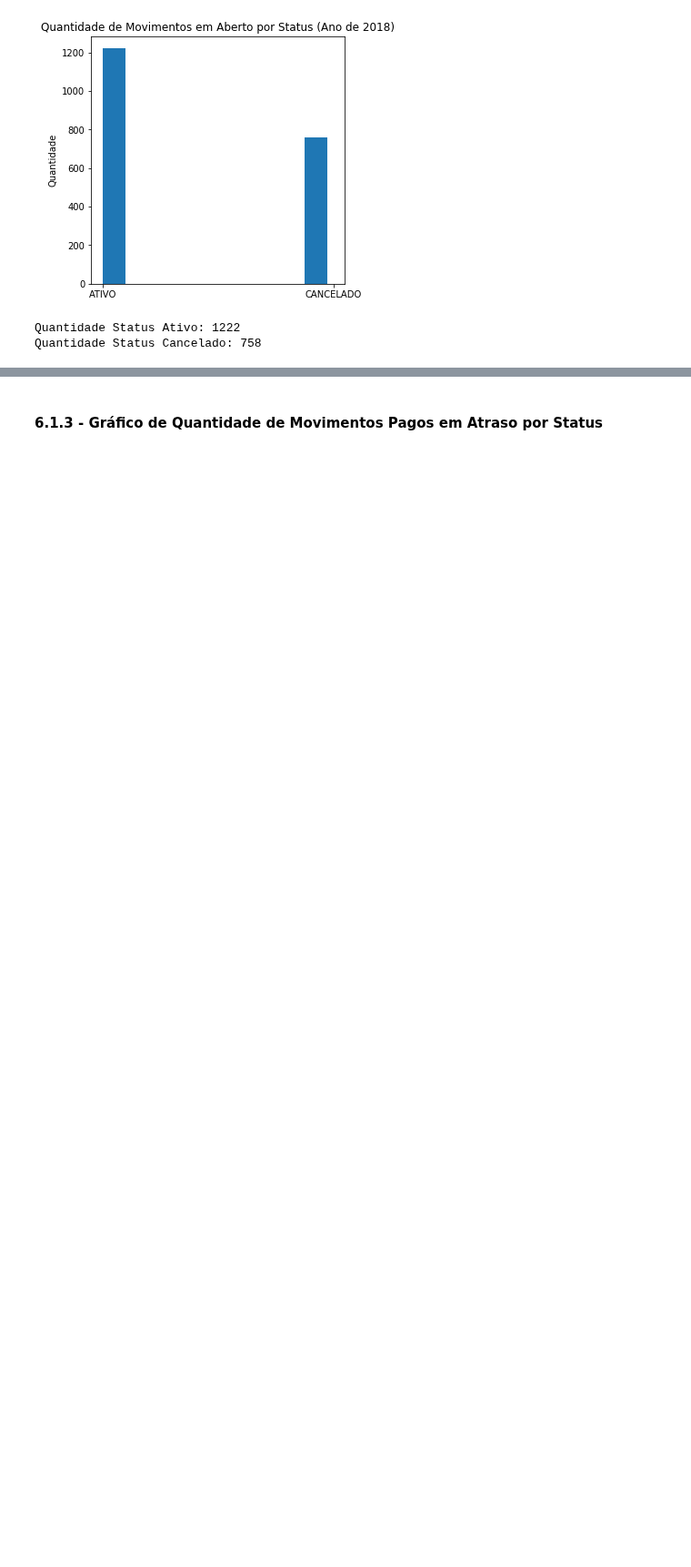
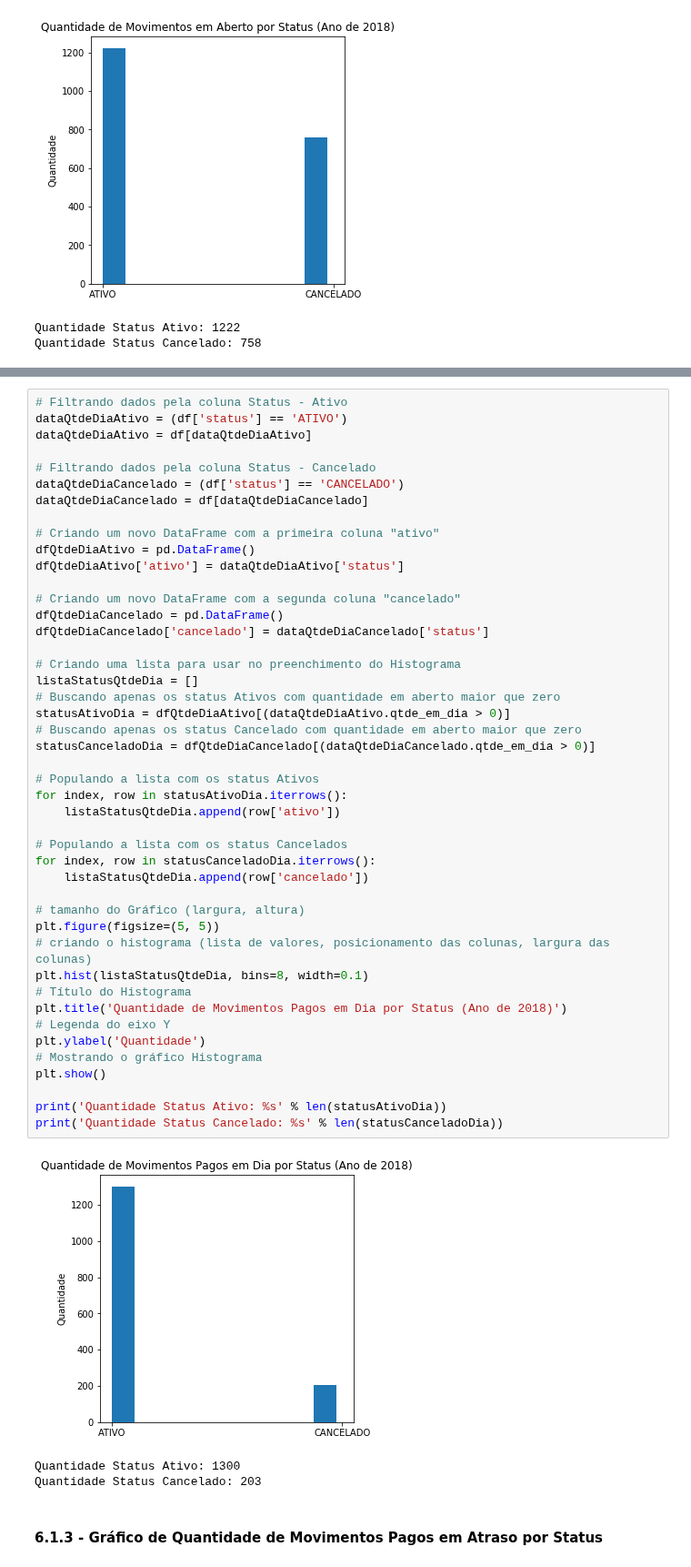
Before and after one commit to UesleiJf/projeto-preditivo, a Jupyter notebook: Projeto/Etapa-01/ANÁLISE ESTATÍSTICA DESCRITIVA.ipynb, the cells around one changed output, grey strips where cells are left out. Shown at 91% size. Saved outputs shown, nothing was run; the diff lists cells and outputs as text; blank space fills up the shorter version.

Commit message:
- Deleting the Pie Chart qtde_dia by Status and added Histogram qtde_dia

```diff
--- a/Projeto/Etapa-01/ANÁLISE ESTATÍSTICA DESCRITIVA.ipynb
+++ b/Projeto/Etapa-01/ANÁLISE ESTATÍSTICA DESCRITIVA.ipynb
@@ -357,3 +319,52 @@ Os sócios com status CANCELADO somam a menor parcela de parcelas pagas em dia:
+# %%
+# Filtrando dados pela coluna Status - Ativo
+dataQtdeDiaAtivo = (df['status'] == 'ATIVO')
+dataQtdeDiaAtivo = df[dataQtdeDiaAtivo]
+
+# Filtrando dados pela coluna Status - Cancelado
+dataQtdeDiaCancelado = (df['status'] == 'CANCELADO')
+dataQtdeDiaCancelado = df[dataQtdeDiaCancelado]
+
+# Criando um novo DataFrame com a primeira coluna "ativo"
+dfQtdeDiaAtivo = pd.DataFrame()
+dfQtdeDiaAtivo['ativo'] = dataQtdeDiaAtivo['status']
+
+# Criando um novo DataFrame com a segunda coluna "cancelado"
+dfQtdeDiaCancelado = pd.DataFrame()
+dfQtdeDiaCancelado['cancelado'] = dataQtdeDiaCancelado['status']
+
+# Criando uma lista para usar no preenchimento do Histograma
+listaStatusQtdeDia = []
+# Buscando apenas os status Ativos com quantidade em aberto maior que zero
+statusAtivoDia = dfQtdeDiaAtivo[(dataQtdeDiaAtivo.qtde_em_dia > 0)]
+# Buscando apenas os status Cancelado com quantidade em aberto maior que zero
+statusCanceladoDia = dfQtdeDiaCancelado[(dataQtdeDiaCancelado.qtde_em_dia > 0)]
+
+# Populando a lista com os status Ativos
+for index, row in statusAtivoDia.iterrows():
+    listaStatusQtdeDia.append(row['ativo'])
+
+# Populando a lista com os status Cancelados
+for index, row in statusCanceladoDia.iterrows():
+    listaStatusQtdeDia.append(row['cancelado'])
+
+# tamanho do Gráfico (largura, altura)
+plt.figure(figsize=(5, 5))
+# criando o histograma (lista de valores, posicionamento das colunas, largura das colunas)
+plt.hist(listaStatusQtdeDia, bins=8, width=0.1)
+# Título do Histograma
+plt.title('Quantidade de Movimentos Pagos em Dia por Status (Ano de 2018)')
+# Legenda do eixo Y
+plt.ylabel('Quantidade')
+# Mostrando o gráfico Histograma
+plt.show()
+
+print('Quantidade Status Ativo: %s' % len(statusAtivoDia))
+print('Quantidade Status Cancelado: %s' % len(statusCanceladoDia))
+# %% [output]
+[figure, added]
+Quantidade Status Ativo: 1300
+Quantidade Status Cancelado: 203
 # %% [markdown]
 #### 6.1.3 - Gráfico de Quantidade de Movimentos Pagos em Atraso por Status
 # %%
```
Also changed, not shown: parts of 4 cells of this notebook.
